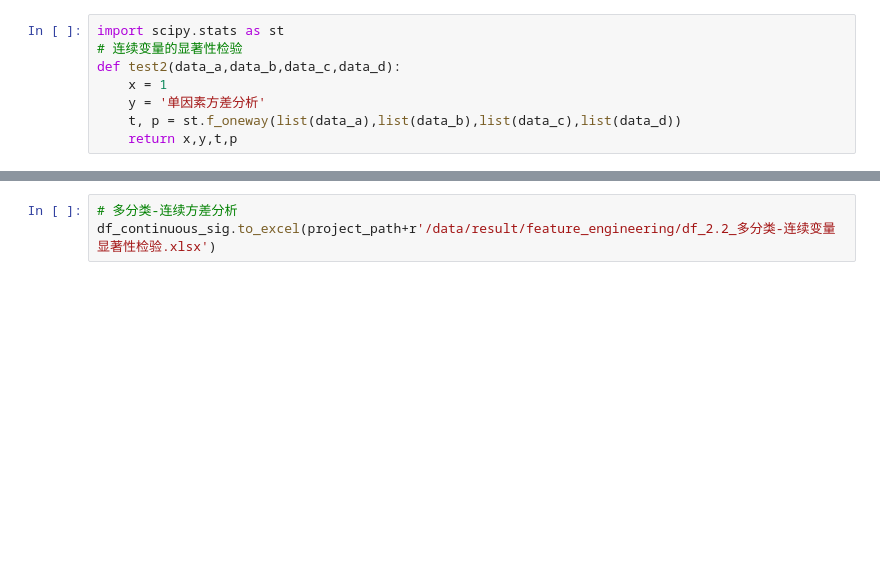
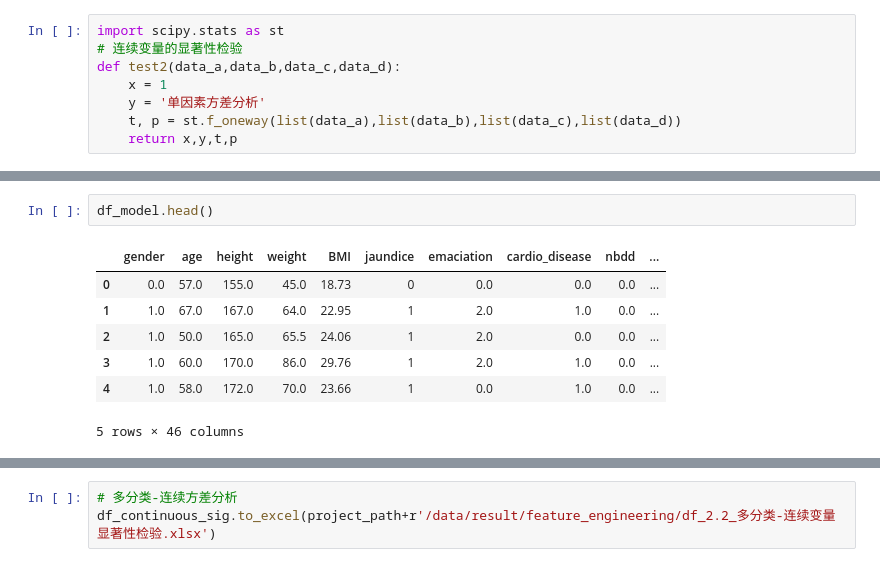
Before and after one commit to yuyongsheng1990/HCCA_dongfang_hospital, a Jupyter notebook: feature_engineering.ipynb, the cells around one changed output, grey strips where cells are left out. Cells and saved outputs as stored; diff of their text form; blank space fills up the shorter version.

```diff
--- a/feature_engineering.ipynb
+++ b/feature_engineering.ipynb
@@ -346,3 +385,13 @@ def sig_test(df_model,continuous_col):
+# %%
+df_model.head()
+# %% [output]
+|  | gender | age | height | weight | BMI | jaundice | emaciation | cardio_disease | nbdd | ... |
+| 0 | 0.0 | 57.0 | 155.0 | 45.0 | 18.73 | 0 | 0.0 | 0.0 | 0.0 | ... |
+| 1 | 1.0 | 67.0 | 167.0 | 64.0 | 22.95 | 1 | 2.0 | 1.0 | 0.0 | ... |
+| 2 | 1.0 | 50.0 | 165.0 | 65.5 | 24.06 | 1 | 2.0 | 0.0 | 0.0 | ... |
+| 3 | 1.0 | 60.0 | 170.0 | 86.0 | 29.76 | 1 | 2.0 | 1.0 | 0.0 | ... |
+| 4 | 1.0 | 58.0 | 172.0 | 70.0 | 23.66 | 1 | 0.0 | 1.0 | 0.0 | ... |
+5 rows × 46 columns
 # %%
 df_continuous_sig = sig_test(df_model,continuous_col)
 df_continuous_sig = df_continuous_sig.reset_index(drop=True)
```
Also changed, not shown: parts of 30 cells of this notebook, 2 other files.
